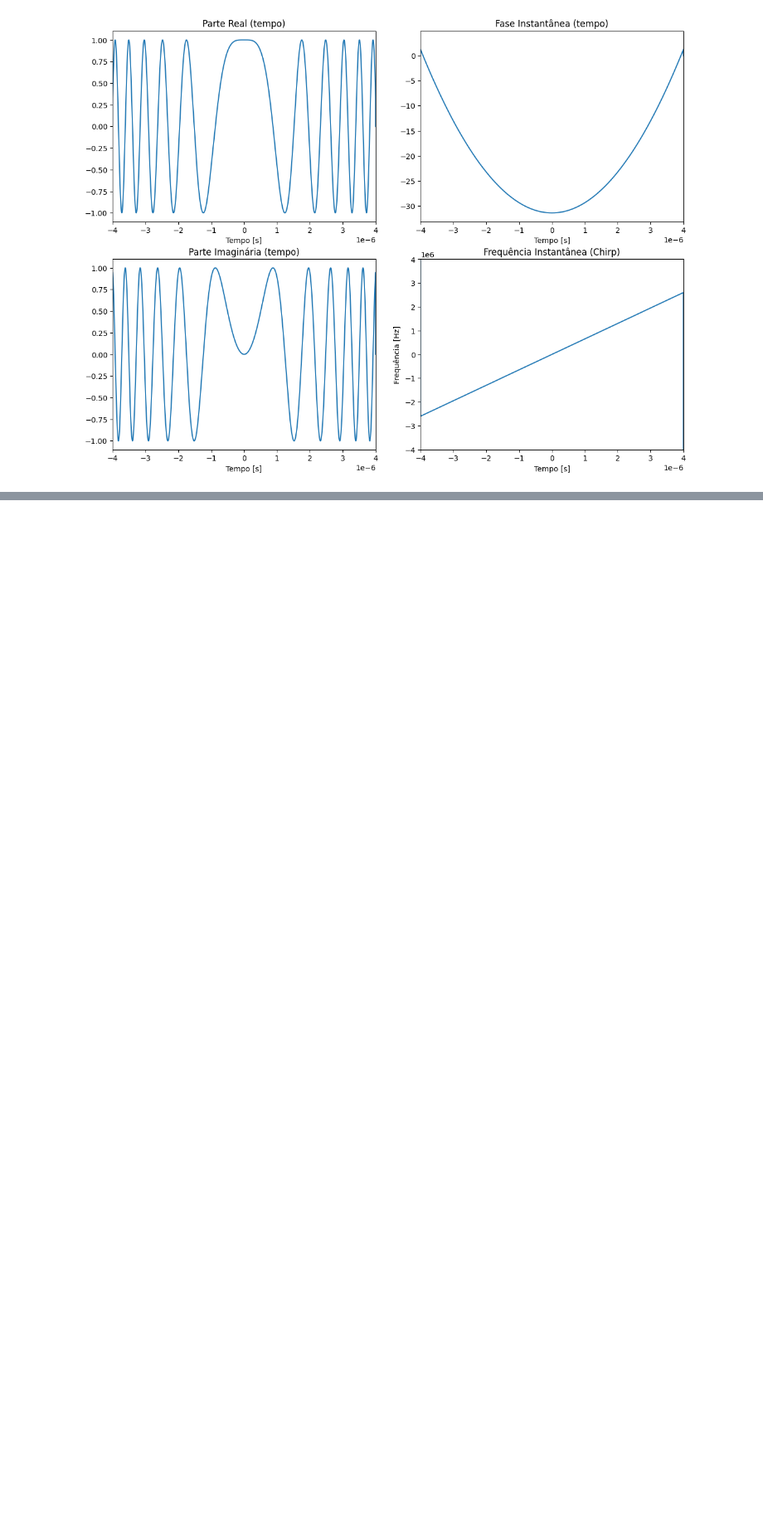
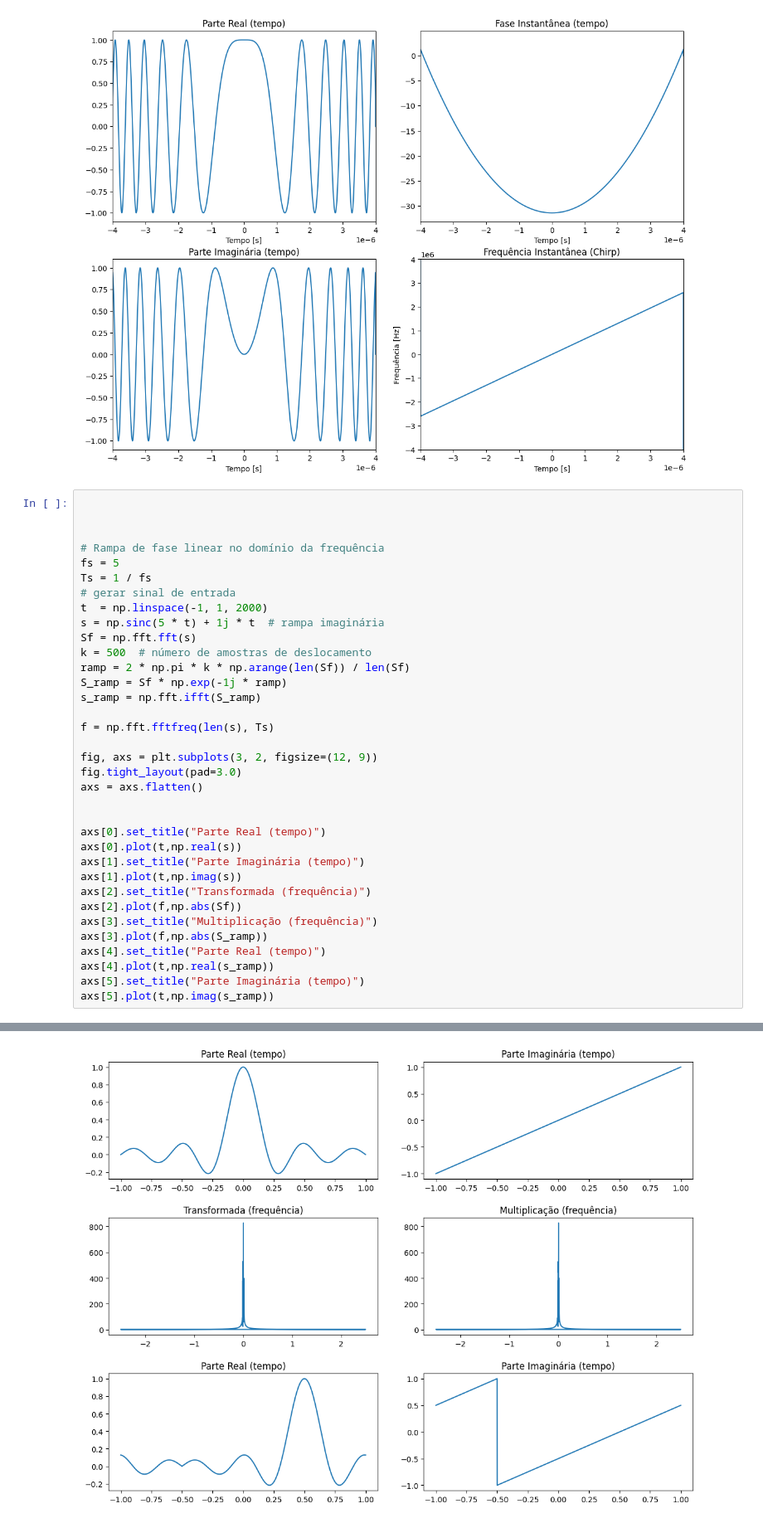
Before and after one commit to gabrielluizep/et-291, a Jupyter notebook: assignment-03/pulse_compression.ipynb, the cells around one changed output, grey strips where cells are left out. Shown: that part at 83% size. Cells and saved outputs as stored; diff of their text form; blank space fills up the shorter version.

```diff
--- a/assignment-03/pulse_compression.ipynb
+++ b/assignment-03/pulse_compression.ipynb
@@ -193,3 +193,39 @@ axs[3].set_ylabel("Frequência [Hz]")
 plt.show()
 # %% [output]
 [figure]
+# %%
+
+
+
+# Rampa de fase linear no domínio da frequência
+fs = 5
+Ts = 1 / fs
+# gerar sinal de entrada
+t  = np.linspace(-1, 1, 2000)
+s = np.sinc(5 * t) + 1j * t  # rampa imaginária
+Sf = np.fft.fft(s)
+k = 500  # número de amostras de deslocamento
+ramp = 2 * np.pi * k * np.arange(len(Sf)) / len(Sf)
+S_ramp = Sf * np.exp(-1j * ramp)
+s_ramp = np.fft.ifft(S_ramp)
+
+f = np.fft.fftfreq(len(s), Ts)
+
+fig, axs = plt.subplots(3, 2, figsize=(12, 9))
+fig.tight_layout(pad=3.0)
+axs = axs.flatten()
+
+
+axs[0].set_title("Parte Real (tempo)")
+axs[0].plot(t,np.real(s))
+axs[1].set_title("Parte Imaginária (tempo)")
+axs[1].plot(t,np.imag(s))
+axs[2].set_title("Transformada (frequência)")
+axs[2].plot(f,np.abs(Sf))
+axs[3].set_title("Multiplicação (frequência)")
+axs[3].plot(f,np.abs(S_ramp))
+axs[4].set_title("Parte Real (tempo)")
+axs[4].plot(t,np.real(s_ramp))
+axs[5].set_title("Parte Imaginária (tempo)")
+axs[5].plot(t,np.imag(s_ramp))
+# %% [output]
@@ -195,0 +233 @@ plt.show()
+[figure, added]
```
Also changed, not shown: parts of 2 cells of this notebook.
